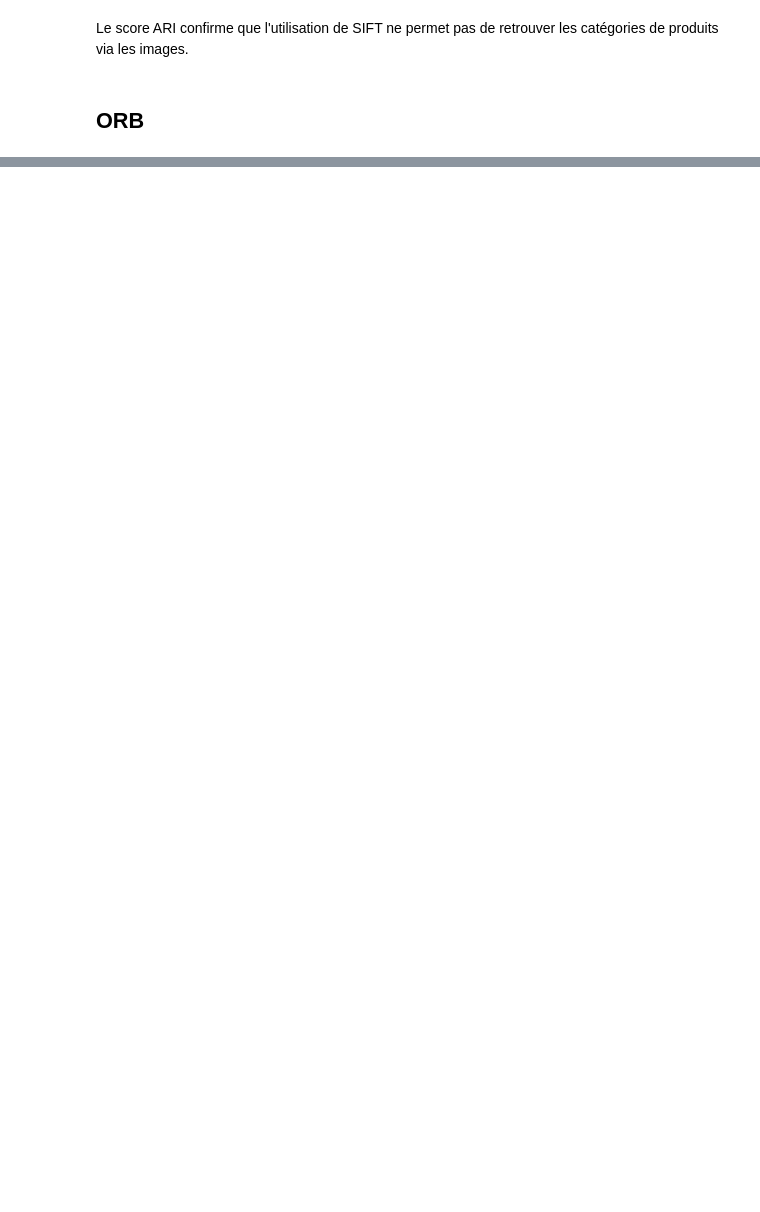
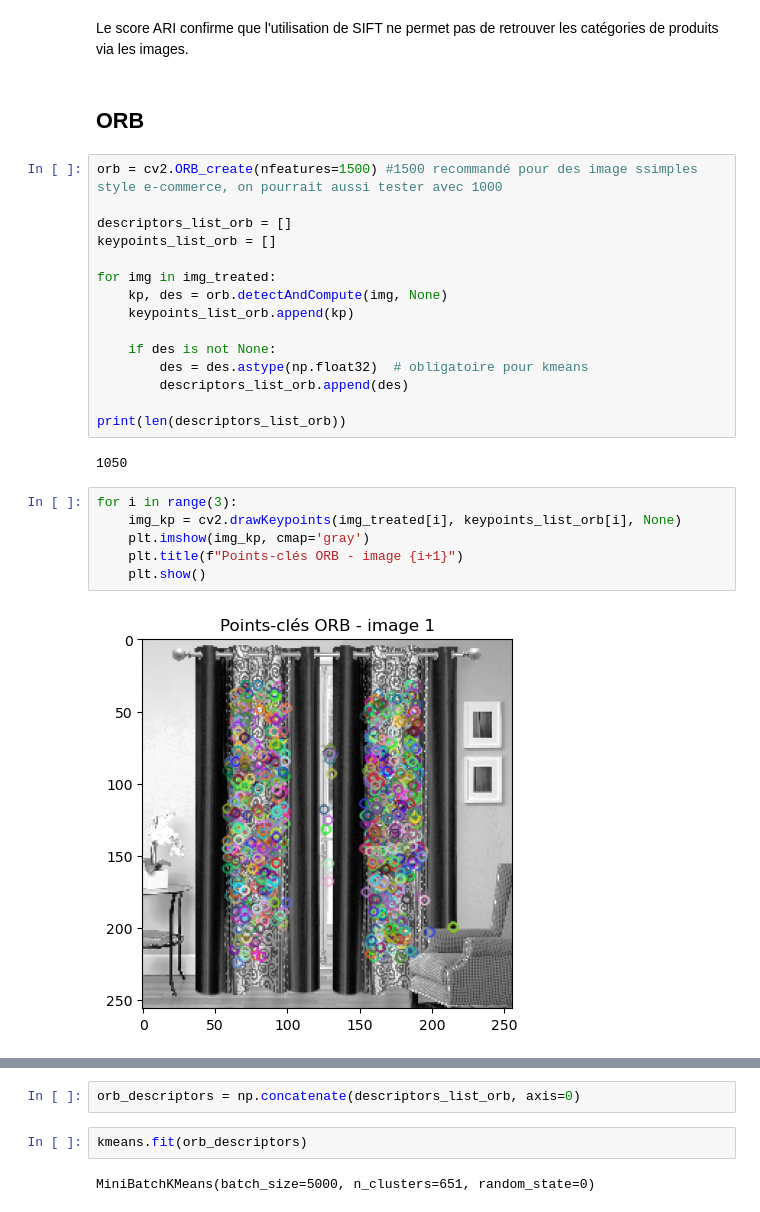
Before and after one commit to ManonVilla/OCProjet6, a Jupyter notebook: VILLA_Manon_2_pretraitement_image.ipynb, the cells around one changed output, grey strips where cells are left out. Drawn from its saved outputs; the diff is of its cells as text; blank space fills up the shorter version.

```diff
--- a/VILLA_Manon_2_pretraitement_image.ipynb
+++ b/VILLA_Manon_2_pretraitement_image.ipynb
@@ -290,3 +290,28 @@ ARI = 0.050
 Le score ARI confirme que l'utilisation de SIFT ne permet pas de retrouver les catégories de produits via les images.
 # %% [markdown]
 ## ORB
+# %%
+orb = cv2.ORB_create(nfeatures=1500) #1500 recommandé pour des image ssimples style e-commerce, on pourrait aussi tester avec 1000
+
+descriptors_list_orb = []
+keypoints_list_orb = []
+
+for img in img_treated:
+    kp, des = orb.detectAndCompute(img, None)
+    keypoints_list_orb.append(kp)
+
+    if des is not None:
+        des = des.astype(np.float32)  # obligatoire pour kmeans
+        descriptors_list_orb.append(des)
+
+print(len(descriptors_list_orb))
+# %% [output]
+1050
+# %%
+for i in range(3):
+    img_kp = cv2.drawKeypoints(img_treated[i], keypoints_list_orb[i], None)
+    plt.imshow(img_kp, cmap='gray')
+    plt.title(f"Points-clés ORB - image {i+1}")
+    plt.show()
+# %% [output]
+[figure, added]
@@ -292,0 +320,6 @@ Le score ARI confirme que l'utilisation de SIFT ne permet pas de retrouver les c
+# %%
+orb_descriptors = np.concatenate(descriptors_list_orb, axis=0)
+# %%
+kmeans.fit(orb_descriptors)
+# %% [output]
+MiniBatchKMeans(batch_size=5000, n_clusters=651, random_state=0)
```
Also changed, not shown: parts of 20 cells of this notebook.
